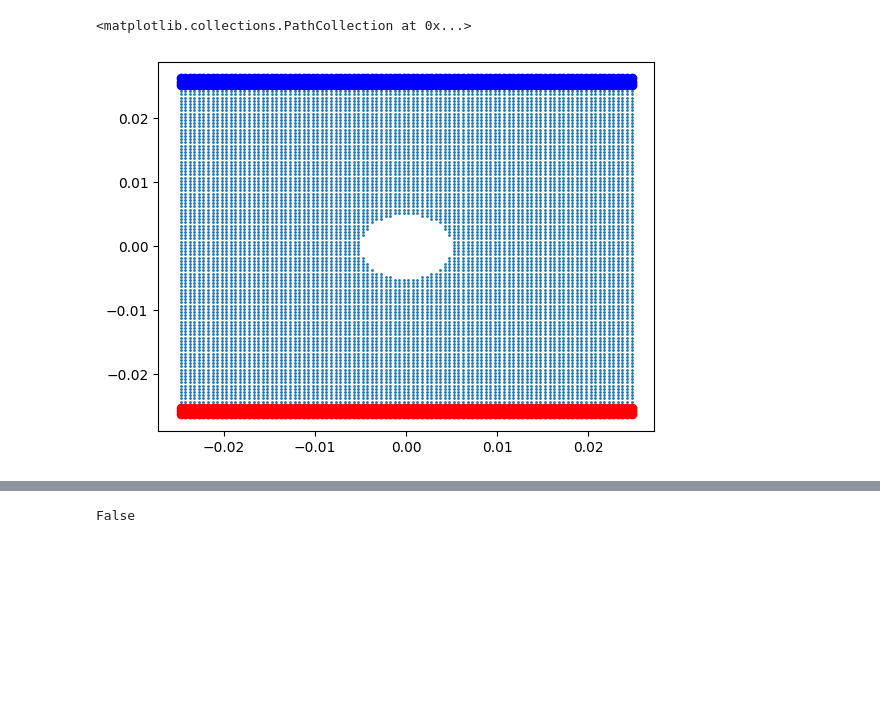
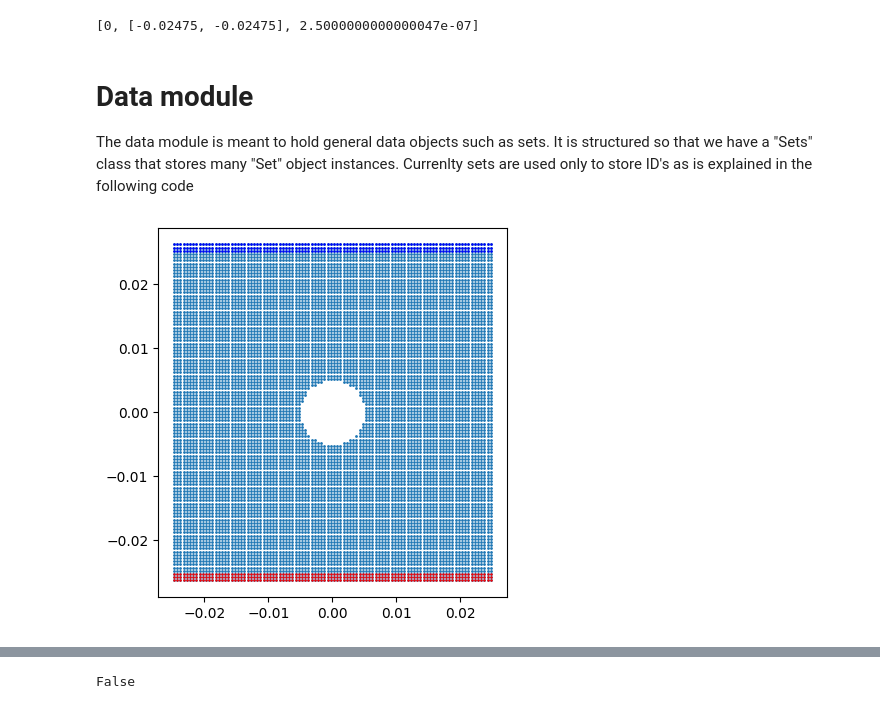
Before and after one commit to fjerenec/Verse2, a Jupyter notebook: main/testing.ipynb, the cells around one changed output, grey strips where cells are left out. Saved outputs shown, nothing was run; the diff lists cells and outputs as text; code cells hidden in the pictures; blank space fills up the shorter version.

```diff
--- a/main/testing.ipynb
+++ b/main/testing.ipynb
@@ -5,4 +33,3 @@ import matplotlib.pyplot as plt
 # %%
-# Create a NumericalModel type
-
-model0 = NumericalModel.NumericalModel()
+# Create a NumericalModel
+model0 = NumericalModel()
@@ -24,0 +60,17 @@ SetIDs2 = model0.Geometry.sets.setTable["TestSet2"].get_data()
+# %%
+# If we now use the "get_part_nodes" method on the "part_nodes" attribute (which is now of type "PartNodes"),
+#we can return all the nodes in the model
+part_nodes = model0.Geometry.part_nodes.get_part_nodes()
+#model0.Geometry.part_nodes.get_part_nodes()
+
+# As we can see, this return the dictionary stored in the "PartNodes" instance.
+# The (Key,Value) pairs represent the ID of a node and the node itself (as a type) -> (ID, "Node")
+
+# We can also call a specific node and then its attributes in the following way
+part_nodes[0].all_data()
+# %% [output]
+[0, [-0.02475, -0.02475], 2.5000000000000047e-07]
+# %% [markdown]
+# Data module
+
+The data module is meant to hold general data objects such as sets. It is structured so that we have a "Sets" class that stores many "Set" object instances. Currenlty sets are used only to store ID's as is explained in the following code
@@ -25,7 +94,10 @@ SetIDs2 = model0.Geometry.sets.setTable["TestSet2"].get_data()
 # %%
-plt.scatter(coordVec[:,0],coordVec[:,1],s =1)
-plt.scatter(coordVec[SetIDs,0],coordVec[SetIDs,1],c = "r")
-plt.scatter(coordVec[SetIDs2,0],coordVec[SetIDs2,1],c = "b")
+# Graphical representation of the plate with a hole. The blue points are the points in the first set and the red points are from the second set.
+fig = plt.figure()
+ax = fig.add_subplot()
+ax.scatter(coordVec[:,0],coordVec[:,1],s =1)
+ax.scatter(coordVec[SetIDs,0],coordVec[SetIDs,1],s=0.6,c = "r")
+ax.scatter(coordVec[SetIDs2,0],coordVec[SetIDs2,1],s=0.6,c = "b")
+ax.set_aspect(1)
 # %% [output]
-<matplotlib.collections.PathCollection at 0x...>
-[figure, old version]
+[figure, new version]
```
Also changed, not shown: parts of 19 cells of this notebook, 10 other files.
